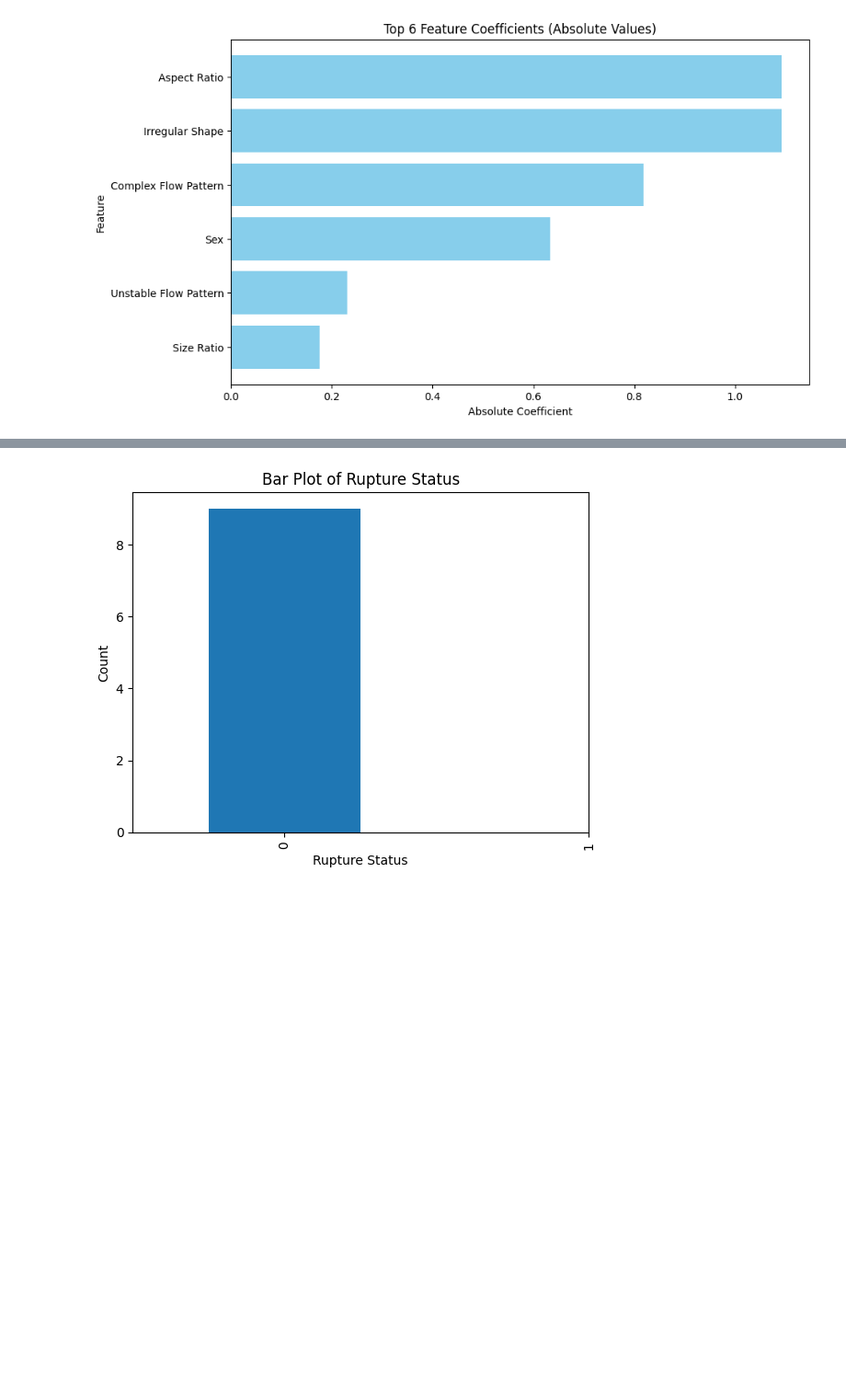
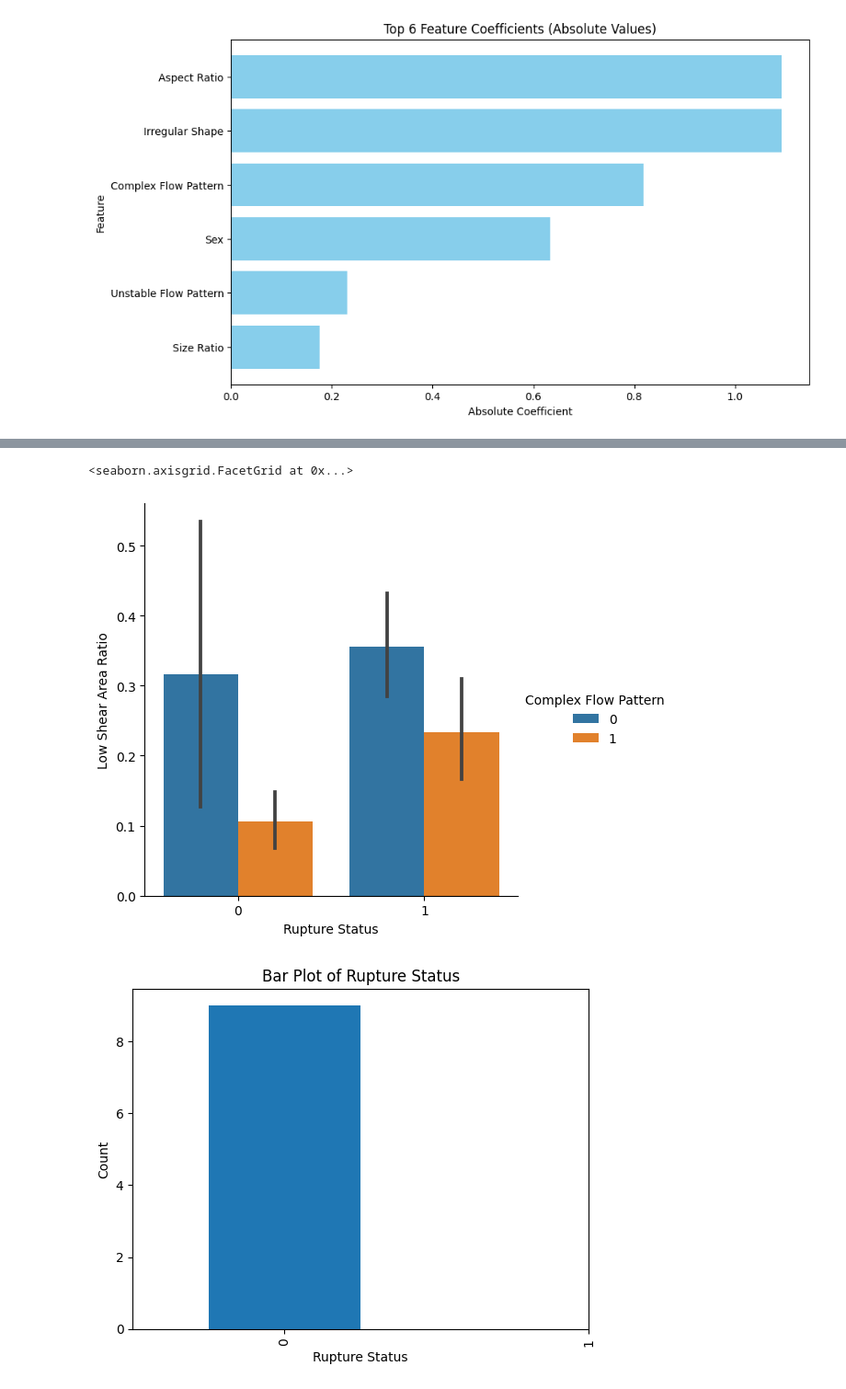
Before and after one commit to vahid881040/Graduate-Project, a Jupyter notebook: scalled model with deleting 2 outlier.ipynb, the cells around one changed output, grey strips where cells are left out. Shown at 92% size. Cells and saved outputs as stored; diff of their text form; code cells hidden in the pictures; blank space fills up the shorter version.

```diff
--- a/scalled model with deleting 2 outlier.ipynb
+++ b/scalled model with deleting 2 outlier.ipynb
@@ -355,6 +358,11 @@ Sex                             19
 Rupture Status                  19
 Probability_Class_1             19
 dtype: int64
+# %%
+sns.catplot(data=df_1, kind="bar", x="Rupture Status", y="Low Shear Area Ratio", hue="Complex Flow Pattern")
+# %% [output]
+<seaborn.axisgrid.FacetGrid at 0x...>
+[figure, added]
 # %%
 filtered_df_high_prob = high_proba_df[(high_proba_df["Irregular Shape"] == 0) &
                  (high_proba_df["Complex Flow Pattern"] == 0) &
```
Also changed, not shown: parts of 3 cells of this notebook, 10 other files.
